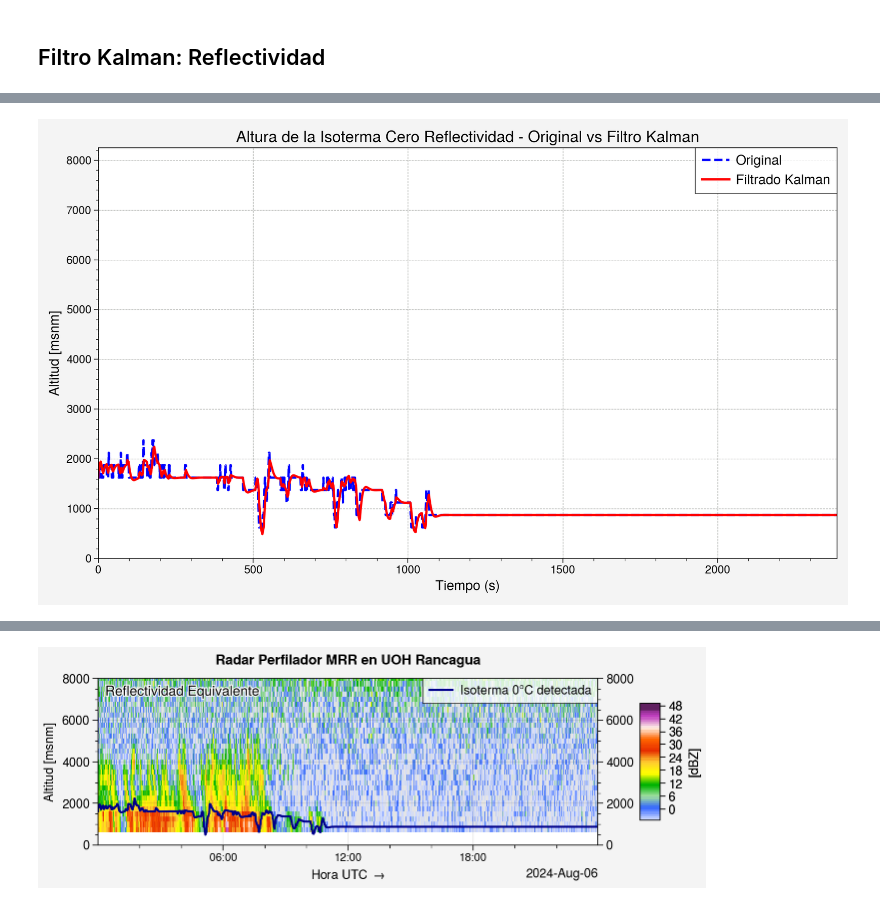
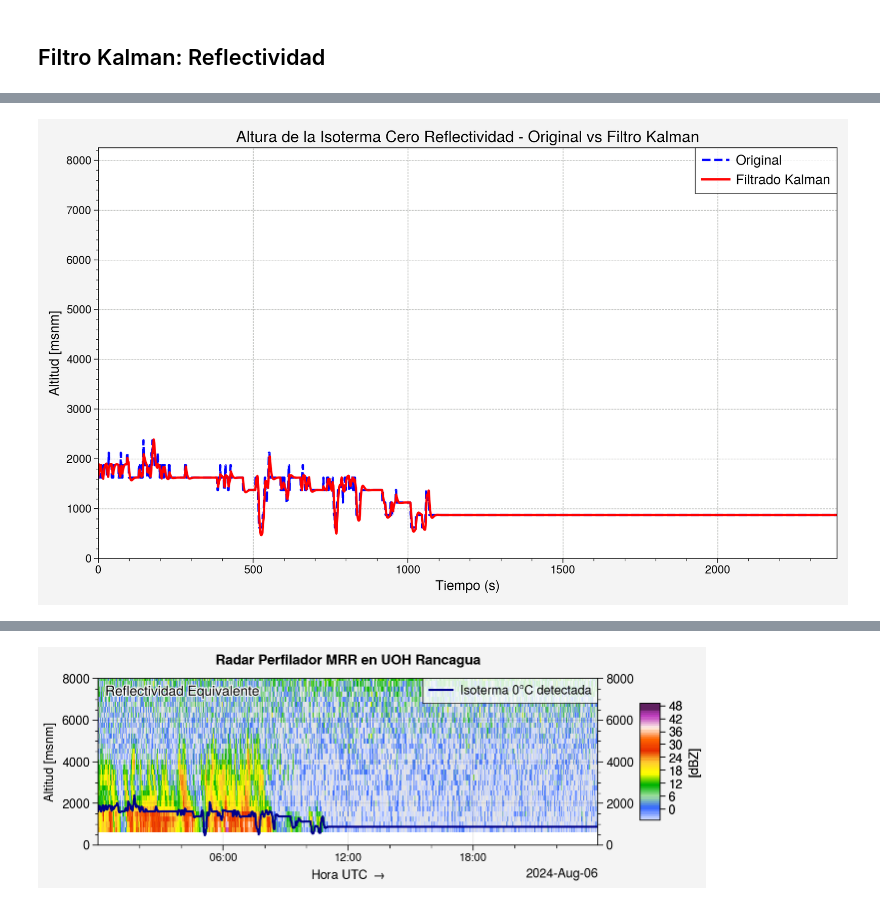
Before and after one commit to Ynoc01/RadarVisualisation, a Jupyter notebook: PlotRadar/PlotRadar_Isoterma.ipynb, the cells around one changed output, grey strips where cells are left out. Drawn from its saved outputs; the diff is of its cells as text; code cells hidden in the pictures.

Commit message:
ponderado 0 y covarianzas

```diff
--- a/PlotRadar/PlotRadar_Isoterma.ipynb
+++ b/PlotRadar/PlotRadar_Isoterma.ipynb
@@ -513,32 +513,38 @@ def filtro_kalman(alturas, delta_t, Q_ruido_proceso_reflectividad, Q_ruido_proce
     f.F = np.array([[1., delta_t],
                     [0., 1.]]) #Matriz de trnasición
     f.H = np.array([[1., 0.]]) #Matriz observación
-    f.P *= 0.1 #Covarianza error
+    f.P = np.array([[100.0, 0.0],
+                    [0.0,   10.0]])
     f.Q = np.array([[Q_ruido_proceso_reflectividad, 0], [0, Q_ruido_proceso_gradiente]])  # Ruido del proceso
     f.R = R_ruido_medicion
 
     alturas_filtradas = [f.x[0]]
+    ganancias_kalman = [f.K.copy()]
+    var_altura = [f.P[0, 0]]
+    var_velocidad = [f.P[1, 1]]
+    covar = [f.P[0, 1]]
+
 
     for z in alturas[1:]:
-        # Predicción
         f.predict()
+        f.update(z)
+        alturas_filtradas.append(f.x[0])
+        ganancias_kalman.append(f.K.copy())
+        var_altura.append(f.P[0, 0])
+        var_velocidad.append(f.P[1, 1])
+        covar.append(f.P[0, 1])
 
-        # Actualización (sin condiciones restrictivas)
-        f.update(z)
-
-        alturas_filtradas.append(f.x[0])
-
-    return np.array(alturas_filtradas)
+    return np.array(alturas_filtradas), np.array(ganancias_kalman), np.array(var_altura), np.array(var_velocidad), np.array(covar)
 # %%
 altura_inicial_desfase = 500 + (heights[1].values - heights[0].values) / 2
 AlturasIsoterma_ajustadas = AlturasIsoterma + altura_inicial_desfase
 delta_t = 20
-Q_ruido_proceso_reflectividad = 1e-5   # Ruido del proceso para reflectividad
-Q_ruido_proceso_gradiente = 1e-5       # Ruido del proceso para gradiente
-R_ruido_medicion = 10                   # Ruido de medición
+Q_ruido_proceso_reflectividad = 1e-4   # Ruido del proceso para reflectividad
+Q_ruido_proceso_gradiente = 1e-4       # Ruido del proceso para gradiente
+R_ruido_medicion = 10                 # Ruido de medición
 factor_ponderador = 0.65
 
-alturas_filtradas = filtro_kalman(AlturasIsoterma_ajustadas,
+alturas_filtradas, ganancias, var_altura, var_velocidad, covar = filtro_kalman(AlturasIsoterma_ajustadas,
                                    delta_t,
                                    Q_ruido_proceso_reflectividad,
                                    Q_ruido_proceso_gradiente,
@@ -547,17 +574,17 @@ alturas_filtradas = filtro_kalman(AlturasIsoterma_ajustadas,
 # %%
 fig, ax = plt.subplots(figsize=(10, 6))
 ax.plot(AlturasIsoterma_ajustadas, label="Original", linestyle='--', color='blue', linewidth=2)
 ax.plot(alturas_filtradas, label="Filtrado Kalman", linestyle='-', color='red', linewidth=2)
 ax.set_xlabel('Tiempo (s)', fontsize=12)
 ax.set_ylabel('Altitud [msnm]', fontsize=12)
 ax.set_title('Altura de la Isoterma Cero Reflectividad - Original vs Filtro Kalman', fontsize=14)
 ax.set_xlim([0, len(AlturasIsoterma)])
-ax.set_ylim([0, heights[-1].values])
+ax.set_ylim([0, heights[-1]])
 ax.grid(color='gray', linestyle='--', linewidth=0.5, alpha=0.7)
 ax.legend(loc='upper right', fontsize=12)
 ax.tick_params(axis='both', which='major', labelsize=10)
 ax.tick_params(axis='both', which='minor', labelsize=8)
 plt.tight_layout()
 plt.show()
 # %% [output]
-[figure, old version]
+[figure, new version]
```
Also changed, not shown: parts of 4 cells of this notebook.
